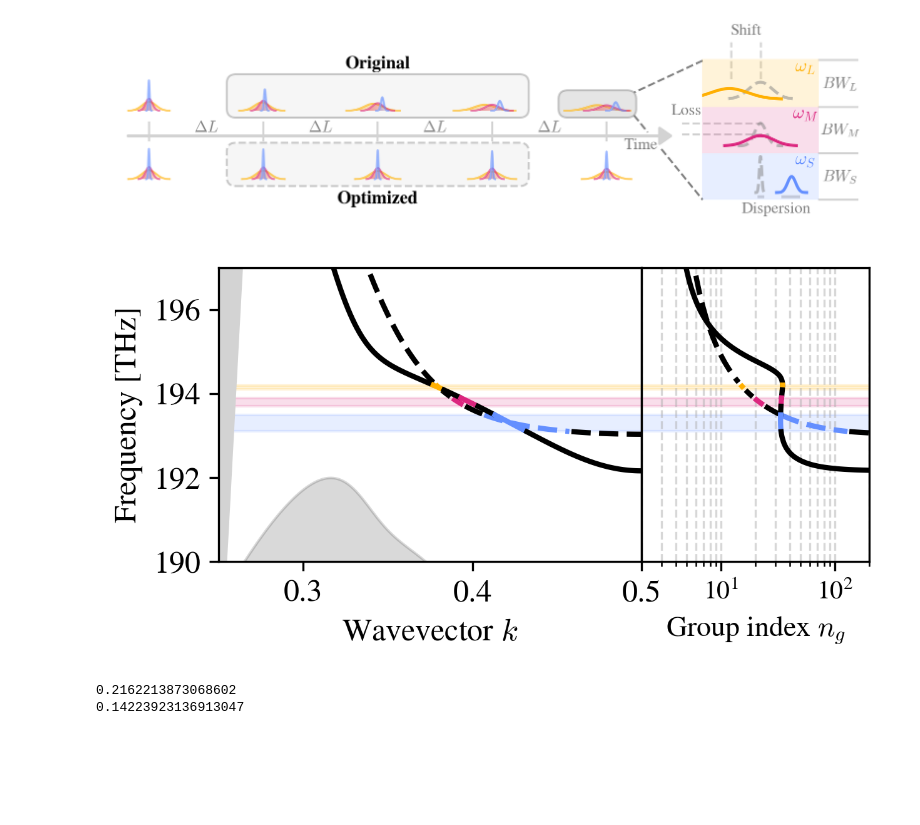
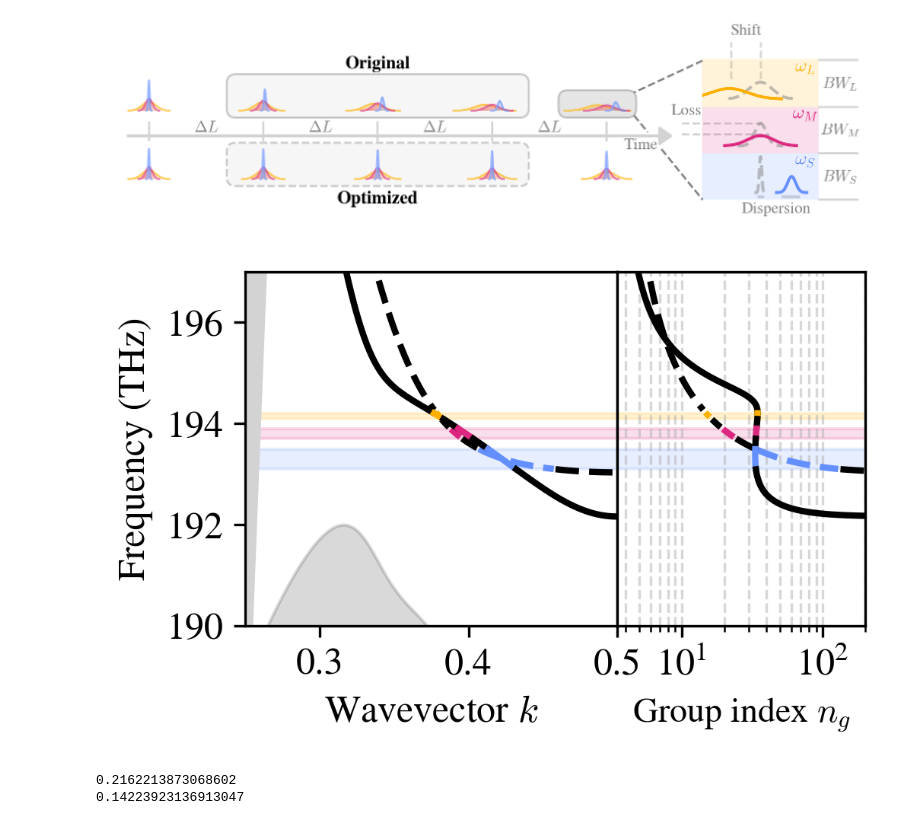
Before and after one commit to DominicJThompson/optGME, a Jupyter notebook: paper2/plots/diagramsV2.ipynb, the cells around one changed output. Saved outputs shown, nothing was run; the diff lists cells and outputs as text; code cells hidden in the pictures; blank space fills up the shorter version.

```diff
--- a/paper2/plots/diagramsV2.ipynb
+++ b/paper2/plots/diagramsV2.ipynb
@@ -1357,10 +1316,10 @@ text_scale = .9  # Set this to >1.0 for larger text, <1.0 for smaller, e.g. 1.2,
 
 # Make figure with horizontal layout, shared y-axis
 fig, (ax, ax_right) = plt.subplots(
-    1, 2, figsize=(4.5,2.5),  # wider to accommodate side plot
+    1, 2, figsize=(3.75,2.5),  # wider to accommodate side plot
     dpi=300,
     sharey=True,
-    gridspec_kw={'width_ratios': [0.65, 0.35], 'wspace': 0}
+    gridspec_kw={'width_ratios': [0.6, 0.4], 'wspace': 0}
 )
 # ax is main plot (left), ax_right is side plot (right)
 
@@ -1407,12 +1366,12 @@ ax_right.plot(np.abs(ngOpt2)[minkL_opt2:maxkL_opt2], freqs14_Opt2[minkL_opt2:max
 ax_right.plot(np.abs(ngOpt2)[maxkL_opt2:], freqs14_Opt2[maxkL_opt2:], color='black', linestyle='-', lw=2)
 
 ax_right.set_xlabel(r'Group index $n_g$', fontsize=int(13*text_scale))
-ax_right.tick_params(axis='both', labelsize=int(12 * text_scale))
+ax_right.tick_params(axis='both', labelsize=int(14 * text_scale))
 
 # Remove y ticks/labels from the right plot (shared with main plot)
 ax_right.tick_params(axis='y', which='both', left=False, labelleft=False)
 
-ax_right.set_xlim(2, 200)
+ax_right.set_xlim(3.5, 200)
 ax_right.grid(True, axis='x', which='both', alpha=0.5, linestyle='--')
 ax_right.set_xscale('log')
 
@@ -1474,35 +1433,35 @@ ax.fill_between(
     ks,
     gmeOG.freqs[:, 16]*299792458/aOG/1e-9*1e-12,
     top_const,
     color='black', alpha=0.15, zorder=1
 )
 ax.fill_between(
     ks,
     gmeOpt2.freqs[:, 16]*299792458/aOpt2/1e-9*1e-12,
     top_const,
     color='black', alpha=0.15, zorder=1
 )
 # Light line
 ax.fill_between(ks, ks* 299792458 / aOG / 1e-9 * 1e-12, np.ones(len(ks))* 299792458 / aOG / 1e-9 * 1e-12, color='lightgray', alpha=1, zorder=2)
 
 ax.fill_between([0,1], [194.2,194.2], [194.1,194.1], color=cs['y'], alpha=0.15)
 ax.fill_between([0,1], [193.9,193.9], [193.7,193.7], color=cs['m'], alpha=0.15)
 ax.fill_between([0,1], [193.5,193.5], [193.1,193.1], color=cs['b'], alpha=0.15)
 
 # Make the tick label numbers larger (use text_scale)
 ax.tick_params(axis='both', labelsize=int(14 * text_scale))
 
 # limits and labels
 ax.set_xlim(0.25,0.5)
 ax.set_ylim(190,197)
 ax.set_xlabel(r'Wavevector $k$', fontsize=int(14 * text_scale))
-ax.set_ylabel(r'Frequency [THz]', fontsize=int(14 * text_scale))
+ax.set_ylabel(r'Frequency (THz)', fontsize=int(14 * text_scale))
 
 
 plt.tight_layout()
 plt.show()
 # %% [output]
-[figure, old version]
+[figure, new version]
 # %%
 # Add a text scale hyperparameter at the top of this plotting block
 text_scale = .9  # Set this to >1.0 for larger text, <1.0 for smaller, e.g. 1.2, 0.8, etc.
```
Also changed, not shown: parts of 11 cells of this notebook, 1 other file.
